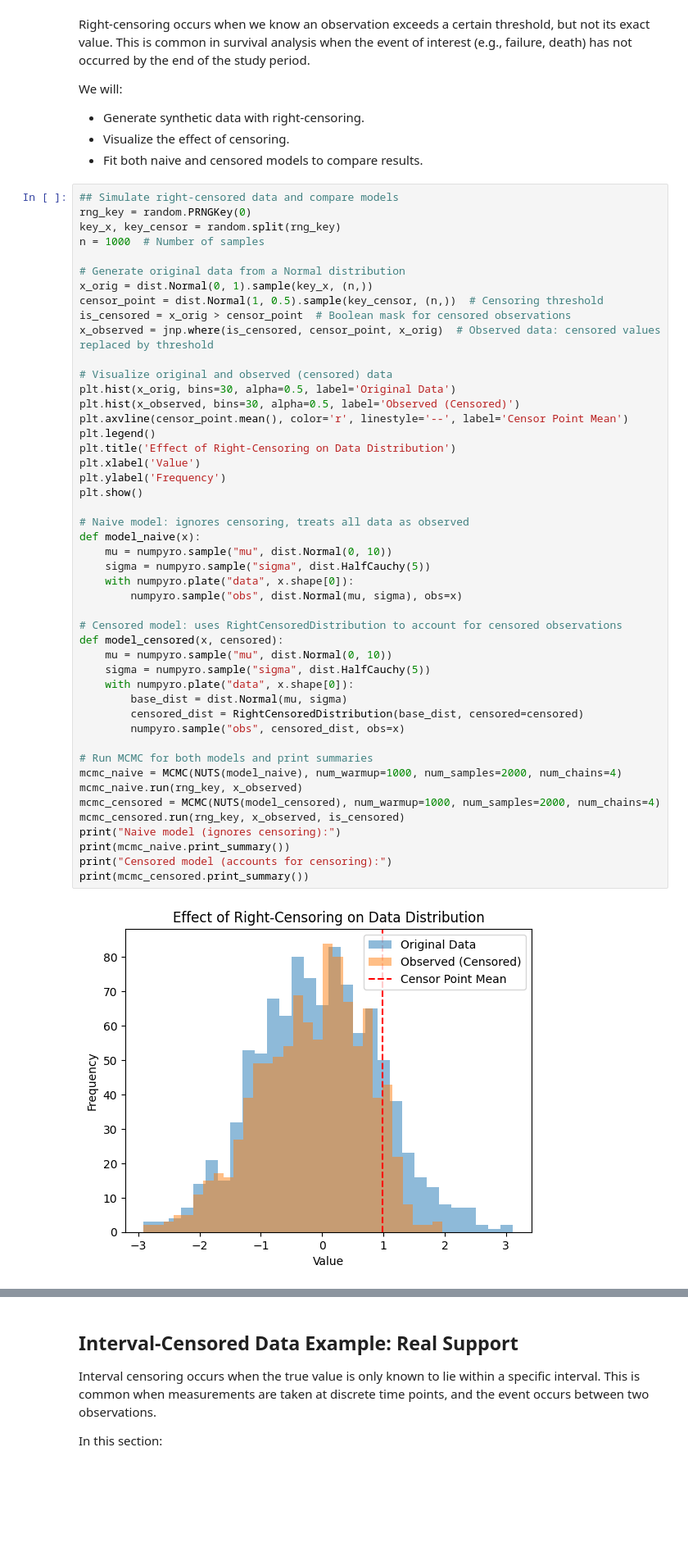
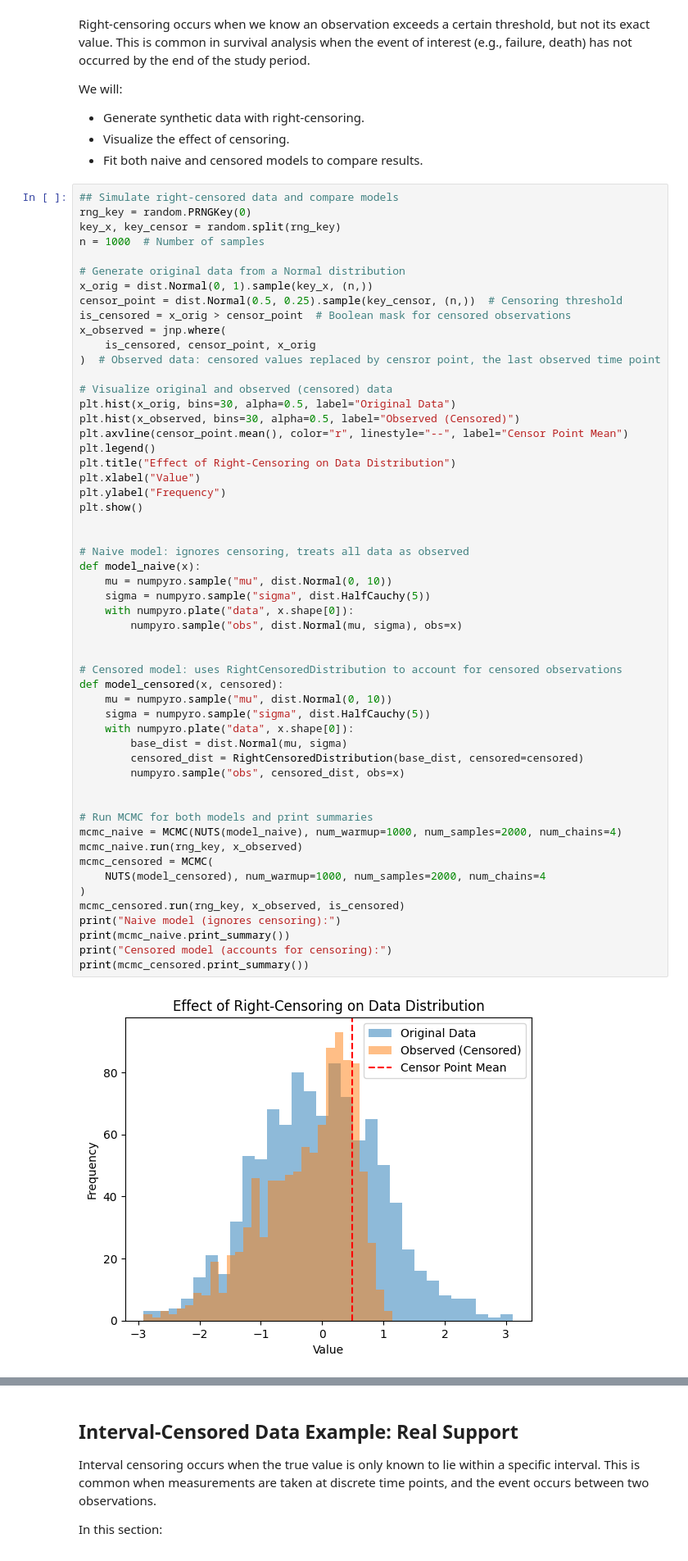
Before and after one commit to vanAmsterdam/numpyro, a Jupyter notebook: notebooks/source/survival_analysis.ipynb, the cells around one changed output, grey strips where cells are left out. Shown: that part at 82% size. Saved outputs shown, nothing was run; the diff lists cells and outputs as text; blank space fills up the shorter version.

```diff
--- a/notebooks/source/survival_analysis.ipynb
+++ b/notebooks/source/survival_analysis.ipynb
@@ -66,47 +47,54 @@ n = 1000  # Number of samples
 
 # Generate original data from a Normal distribution
 x_orig = dist.Normal(0, 1).sample(key_x, (n,))
-censor_point = dist.Normal(1, 0.5).sample(key_censor, (n,))  # Censoring threshold
+censor_point = dist.Normal(0.5, 0.25).sample(key_censor, (n,))  # Censoring threshold
 is_censored = x_orig > censor_point  # Boolean mask for censored observations
-x_observed = jnp.where(is_censored, censor_point, x_orig)  # Observed data: censored values replaced by threshold
+x_observed = jnp.where(
+    is_censored, censor_point, x_orig
+)  # Observed data: censored values replaced by censror point, the last observed time point
 
 # Visualize original and observed (censored) data
-plt.hist(x_orig, bins=30, alpha=0.5, label='Original Data')
-plt.hist(x_observed, bins=30, alpha=0.5, label='Observed (Censored)')
-plt.axvline(censor_point.mean(), color='r', linestyle='--', label='Censor Point Mean')
+plt.hist(x_orig, bins=30, alpha=0.5, label="Original Data")
+plt.hist(x_observed, bins=30, alpha=0.5, label="Observed (Censored)")
+plt.axvline(censor_point.mean(), color="r", linestyle="--", label="Censor Point Mean")
 plt.legend()
-plt.title('Effect of Right-Censoring on Data Distribution')
-plt.xlabel('Value')
-plt.ylabel('Frequency')
+plt.title("Effect of Right-Censoring on Data Distribution")
+plt.xlabel("Value")
+plt.ylabel("Frequency")
 plt.show()
+
 
 # Naive model: ignores censoring, treats all data as observed
 def model_naive(x):
     mu = numpyro.sample("mu", dist.Normal(0, 10))
     sigma = numpyro.sample("sigma", dist.HalfCauchy(5))
     with numpyro.plate("data", x.shape[0]):
         numpyro.sample("obs", dist.Normal(mu, sigma), obs=x)
+
 
 # Censored model: uses RightCensoredDistribution to account for censored observations
 def model_censored(x, censored):
     mu = numpyro.sample("mu", dist.Normal(0, 10))
     sigma = numpyro.sample("sigma", dist.HalfCauchy(5))
     with numpyro.plate("data", x.shape[0]):
         base_dist = dist.Normal(mu, sigma)
         censored_dist = RightCensoredDistribution(base_dist, censored=censored)
         numpyro.sample("obs", censored_dist, obs=x)
 
+
 # Run MCMC for both models and print summaries
 mcmc_naive = MCMC(NUTS(model_naive), num_warmup=1000, num_samples=2000, num_chains=4)
 mcmc_naive.run(rng_key, x_observed)
-mcmc_censored = MCMC(NUTS(model_censored), num_warmup=1000, num_samples=2000, num_chains=4)
+mcmc_censored = MCMC(
+    NUTS(model_censored), num_warmup=1000, num_samples=2000, num_chains=4
+)
 mcmc_censored.run(rng_key, x_observed, is_censored)
 print("Naive model (ignores censoring):")
 print(mcmc_naive.print_summary())
 print("Censored model (accounts for censoring):")
 print(mcmc_censored.print_summary())
 # %% [output]
-[figure, old version]
+[figure, new version]
 Naive model (ignores censoring):
 
                 mean       std    median      5.0%     95.0%     n_eff     r_hat
```
Also changed, not shown: parts of 19 cells of this notebook, 2 other files.
